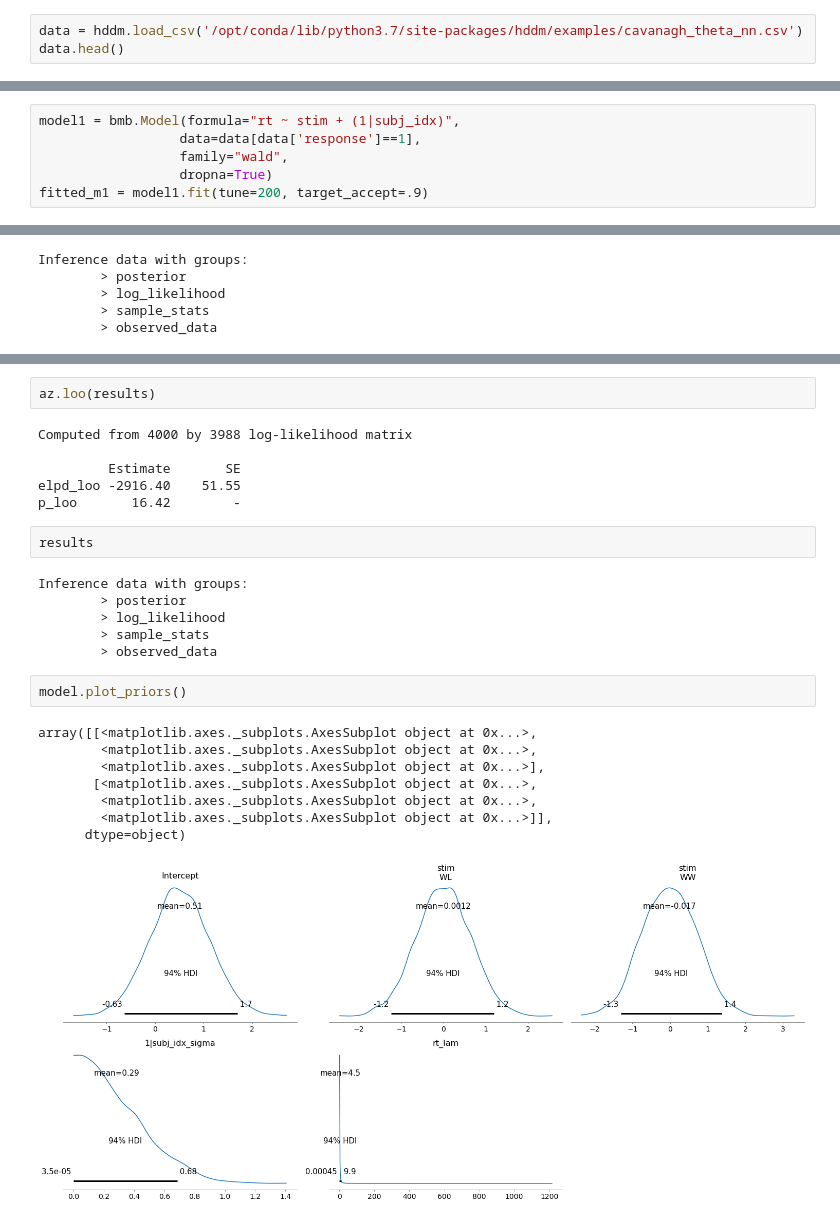
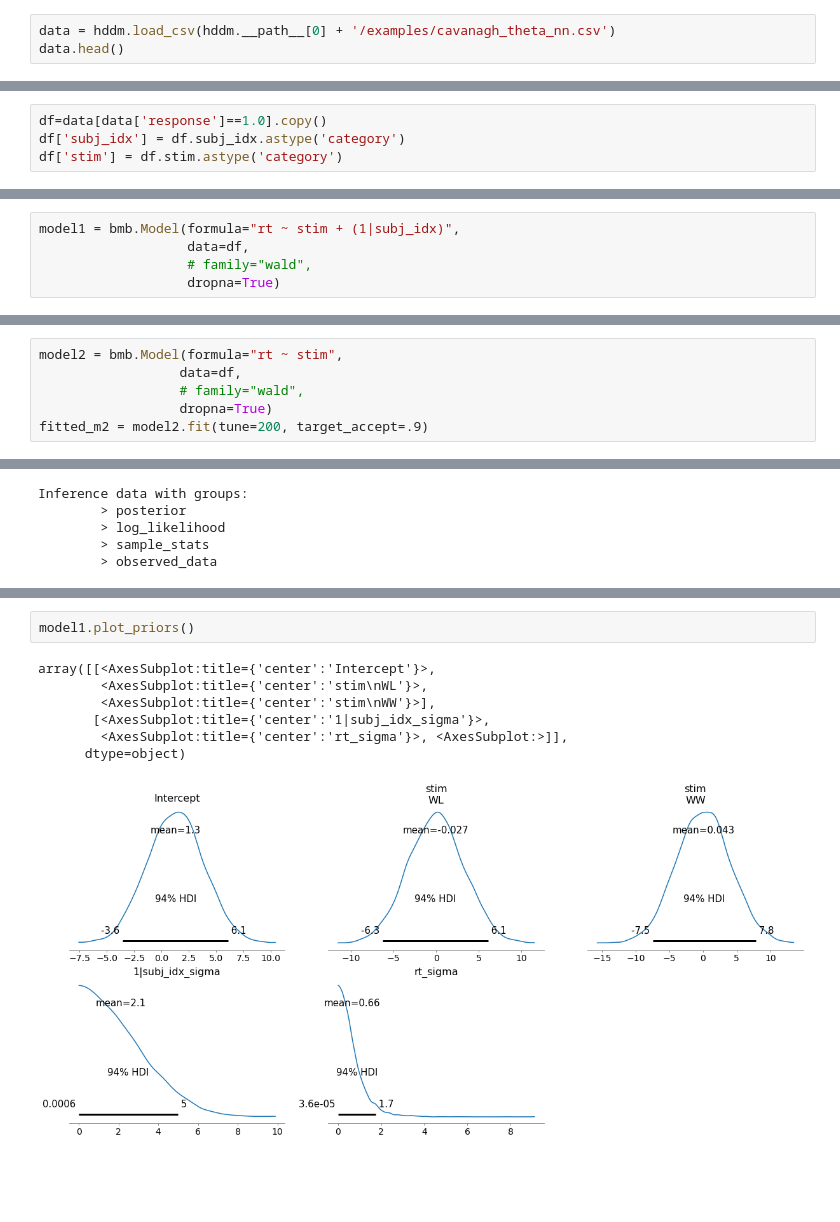
Before and after one commit to hcp4715/dockerHDDM_Guide, a Jupyter notebook: temp/Bayesian_RT.ipynb, the cells around one changed output, grey strips where cells are left out. Cells and saved outputs as stored; diff of their text form; blank space fills up the shorter version.

Commit message:
clean repo and check models

```diff
--- a/temp/Bayesian_RT.ipynb
+++ b/temp/Bayesian_RT.ipynb
@@ -7,7 +9,7 @@ import arviz as az
 import hddm
 import matplotlib.pyplot as plt
 # %%
-data = hddm.load_csv('/opt/conda/lib/python3.7/site-packages/hddm/examples/cavanagh_theta_nn.csv')
+data = hddm.load_csv(hddm.__path__[0] + '/examples/cavanagh_theta_nn.csv')
 data.head()
 # %% [output]
 |  | subj_idx | stim | rt | response | theta | dbs | conf |
@@ -16,3 +18,7 @@ data.head()
 | 2 | 0 | WW | 1.03 | 1.0 | -0.480285 | 1 | HC |
 | 3 | 0 | WL | 2.77 | 1.0 | 1.927427 | 1 | LC |
 | 4 | 0 | WW | 1.14 | 0.0 | -0.213236 | 1 | HC |
+# %%
+df=data[data['response']==1.0].copy()
+df['subj_idx'] = df.subj_idx.astype('category')
+df['stim'] = df.stim.astype('category')
@@ -18,0 +56,5 @@ data.head()
+# %%
+model1 = bmb.Model(formula="rt ~ stim + (1|subj_idx)",
+                   data=df,
+                   # family="wald",
+                   dropna=True)
@@ -19,9 +71,9 @@ data.head()
 # %%
-model1 = bmb.Model(formula="rt ~ stim + (1|subj_idx)",
-                  data=data[data['response']==1],
-                  family="wald",
+model2 = bmb.Model(formula="rt ~ stim",
+                  data=df,
+                  # family="wald",
                   dropna=True)
-fitted_m1 = model1.fit(tune=200, target_accept=.9)
+fitted_m2 = model2.fit(tune=200, target_accept=.9)
 # %% [output]
 Auto-assigning NUTS sampler...
 Initializing NUTS using jitter+adapt_diag...
@@ -89,27 +127,10 @@ array([[<matplotlib.axes._subplots.AxesSubplot object at 0x...>,
-# %%
-az.loo(results)
-# %% [output]
-Computed from 4000 by 3988 log-likelihood matrix
-
-         Estimate       SE
-elpd_loo -2916.40    51.55
-p_loo       16.42        -
-# %%
-results
-# %% [output]
-Inference data with groups:
-        > posterior
-        > log_likelihood
-        > sample_stats
-        > observed_data
 # %%
-model.plot_priors()
+model1.plot_priors()
 # %% [output]
-array([[<matplotlib.axes._subplots.AxesSubplot object at 0x...>,
-        <matplotlib.axes._subplots.AxesSubplot object at 0x...>,
-        <matplotlib.axes._subplots.AxesSubplot object at 0x...>],
-       [<matplotlib.axes._subplots.AxesSubplot object at 0x...>,
-        <matplotlib.axes._subplots.AxesSubplot object at 0x...>,
-        <matplotlib.axes._subplots.AxesSubplot object at 0x...>]],
+array([[<AxesSubplot:title={'center':'Intercept'}>,
+        <AxesSubplot:title={'center':'stim\nWL'}>,
+        <AxesSubplot:title={'center':'stim\nWW'}>],
+       [<AxesSubplot:title={'center':'1|subj_idx_sigma'}>,
+        <AxesSubplot:title={'center':'rt_sigma'}>, <AxesSubplot:>]],
       dtype=object)
-[figure, old version]
+[figure, new version]
```
Also changed, not shown: parts of 11 cells of this notebook, 13 other files.
